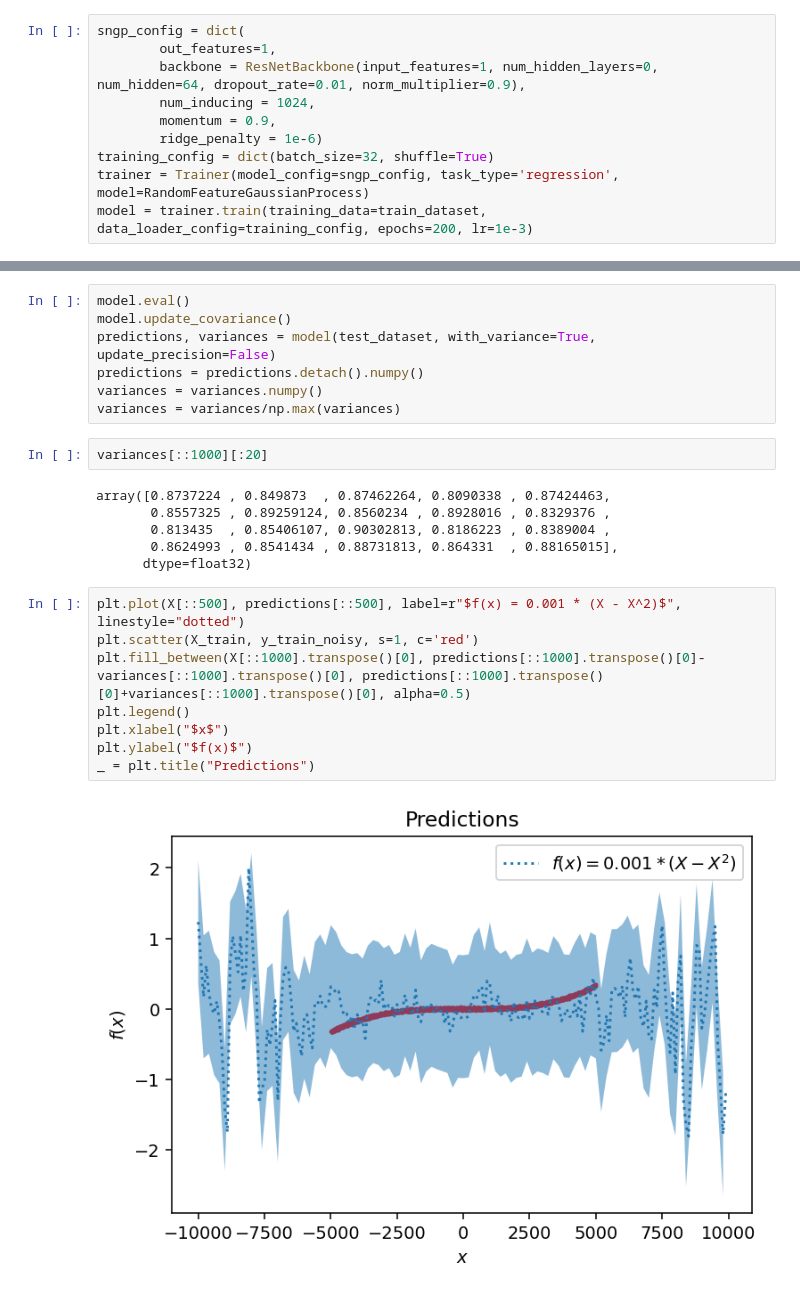
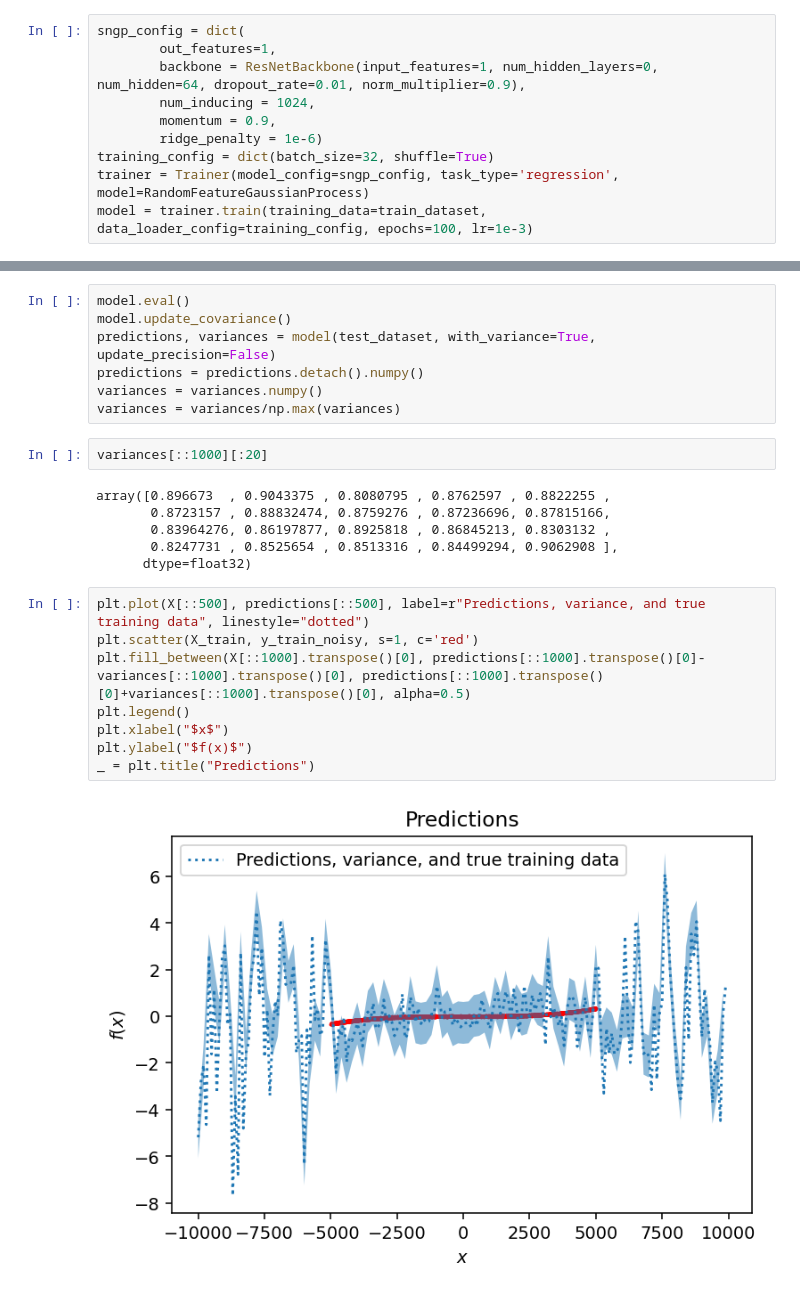
Before and after one commit to adityagoel4512/Spectral-normalized-Neural-Gaussian-Process-PyTorch, a Jupyter notebook: sngp.ipynb, the cells around one changed output, grey strips where cells are left out. Drawn from its saved outputs; the diff is of its cells as text.

```diff
--- a/sngp.ipynb
+++ b/sngp.ipynb
@@ -466,7 +463,7 @@ sngp_config = dict(
         ridge_penalty = 1e-6)
 training_config = dict(batch_size=32, shuffle=True)
 trainer = Trainer(model_config=sngp_config, task_type='regression', model=RandomFeatureGaussianProcess)
-model = trainer.train(training_data=train_dataset, data_loader_config=training_config, epochs=200, lr=1e-3)
+model = trainer.train(training_data=train_dataset, data_loader_config=training_config, epochs=100, lr=1e-3)
 # %% [output]
 RandomFeatureGaussianProcess(
   (rff): Sequential(
@@ -497,21 +497,21 @@ variances = variances/np.max(variances)
 # %%
 variances[::1000][:20]
 # %% [output]
-array([0.8737224 , 0.849873  , 0.87462264, 0.8090338 , 0.87424463,
-       0.8557325 , 0.89259124, 0.8560234 , 0.8928016 , 0.8329376 ,
-       0.813435  , 0.85406107, 0.90302813, 0.8186223 , 0.8389004 ,
-       0.8624993 , 0.8541434 , 0.88731813, 0.864331  , 0.88165015],
+array([0.896673  , 0.9043375 , 0.8080795 , 0.8762597 , 0.8822255 ,
+       0.8723157 , 0.88832474, 0.8759276 , 0.87236696, 0.87815166,
+       0.83964276, 0.86197877, 0.8925818 , 0.86845213, 0.8303132 ,
+       0.8247731 , 0.8525654 , 0.8513316 , 0.84499294, 0.9062908 ],
       dtype=float32)
 # %%
-plt.plot(X[::500], predictions[::500], label=r"$f(x) = 0.001 * (X - X^2)$", linestyle="dotted")
+plt.plot(X[::500], predictions[::500], label=r"Predictions, variance, and true training data", linestyle="dotted")
 plt.scatter(X_train, y_train_noisy, s=1, c='red')
 plt.fill_between(X[::1000].transpose()[0], predictions[::1000].transpose()[0]-variances[::1000].transpose()[0], predictions[::1000].transpose()[0]+variances[::1000].transpose()[0], alpha=0.5)
 plt.legend()
 plt.xlabel("$x$")
 plt.ylabel("$f(x)$")
 _ = plt.title("Predictions")
 # %% [output]
-[figure, old version]
+[figure, new version]
 # %%
 plt.plot(X[::10], variances[::10], linestyle='dotted')
 # %% [output]
```
Also changed, not shown: parts of 7 cells of this notebook.
